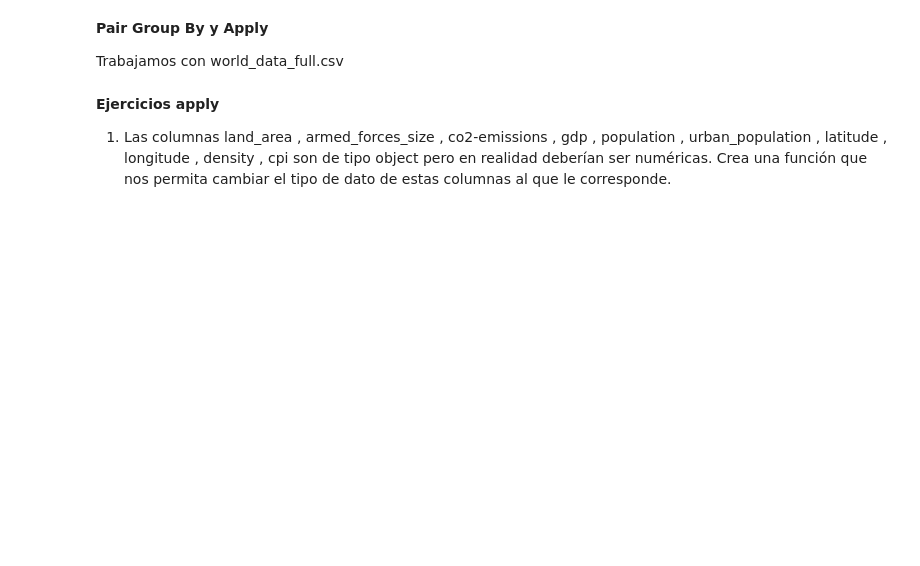
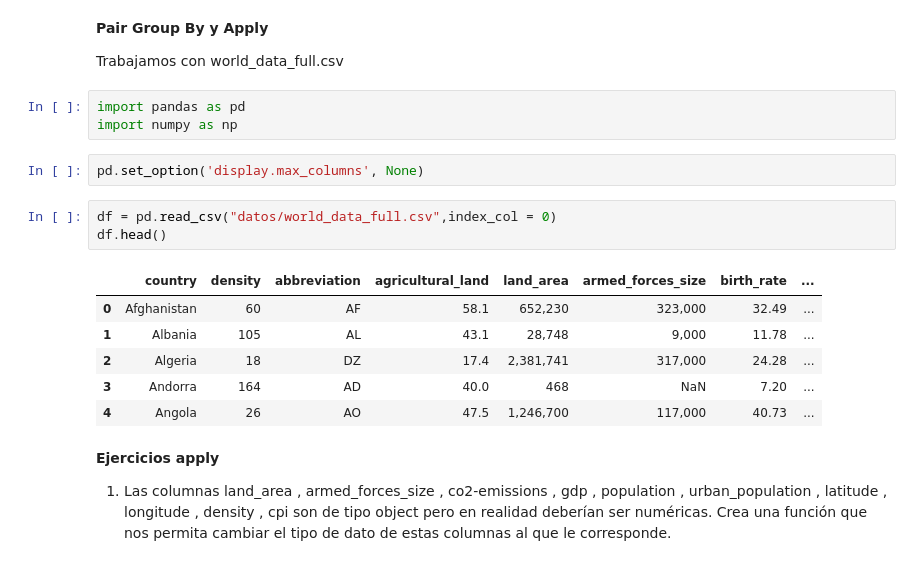
Before and after one commit to MartaG88/promoK-modulo3-sprint1-pairprogramming-Elena_Martag, a Jupyter notebook: Leccion 5.ipynb, the cells around one changed output. Drawn from its saved outputs; the diff is of its cells as text; blank space fills up the shorter version.

```diff
--- a/Leccion 5.ipynb
+++ b/Leccion 5.ipynb
@@ -2,6 +2,21 @@
 **Pair Group By y Apply**
 
 Trabajamos con world_data_full.csv
+# %%
+import pandas as pd
+import numpy as np
+# %%
+pd.set_option('display.max_columns', None)
+# %%
+df = pd.read_csv("datos/world_data_full.csv",index_col = 0)
+df.head()
+# %% [output]
+|  | country | density | abbreviation | agricultural_land | land_area | armed_forces_size | birth_rate | ... |
+| 0 | Afghanistan | 60 | AF | 58.1 | 652,230 | 323,000 | 32.49 | ... |
+| 1 | Albania | 105 | AL | 43.1 | 28,748 | 9,000 | 11.78 | ... |
+| 2 | Algeria | 18 | DZ | 17.4 | 2,381,741 | 317,000 | 24.28 | ... |
+| 3 | Andorra | 164 | AD | 40.0 | 468 | NaN | 7.20 | ... |
+| 4 | Angola | 26 | AO | 47.5 | 1,246,700 | 117,000 | 40.73 | ... |
 # %% [markdown]
 **Ejercicios apply**
 1. Las columnas land_area , armed_forces_size , co2-emissions , gdp ,
```
Also changed, not shown: parts of 7 cells of this notebook, 2 other files.
